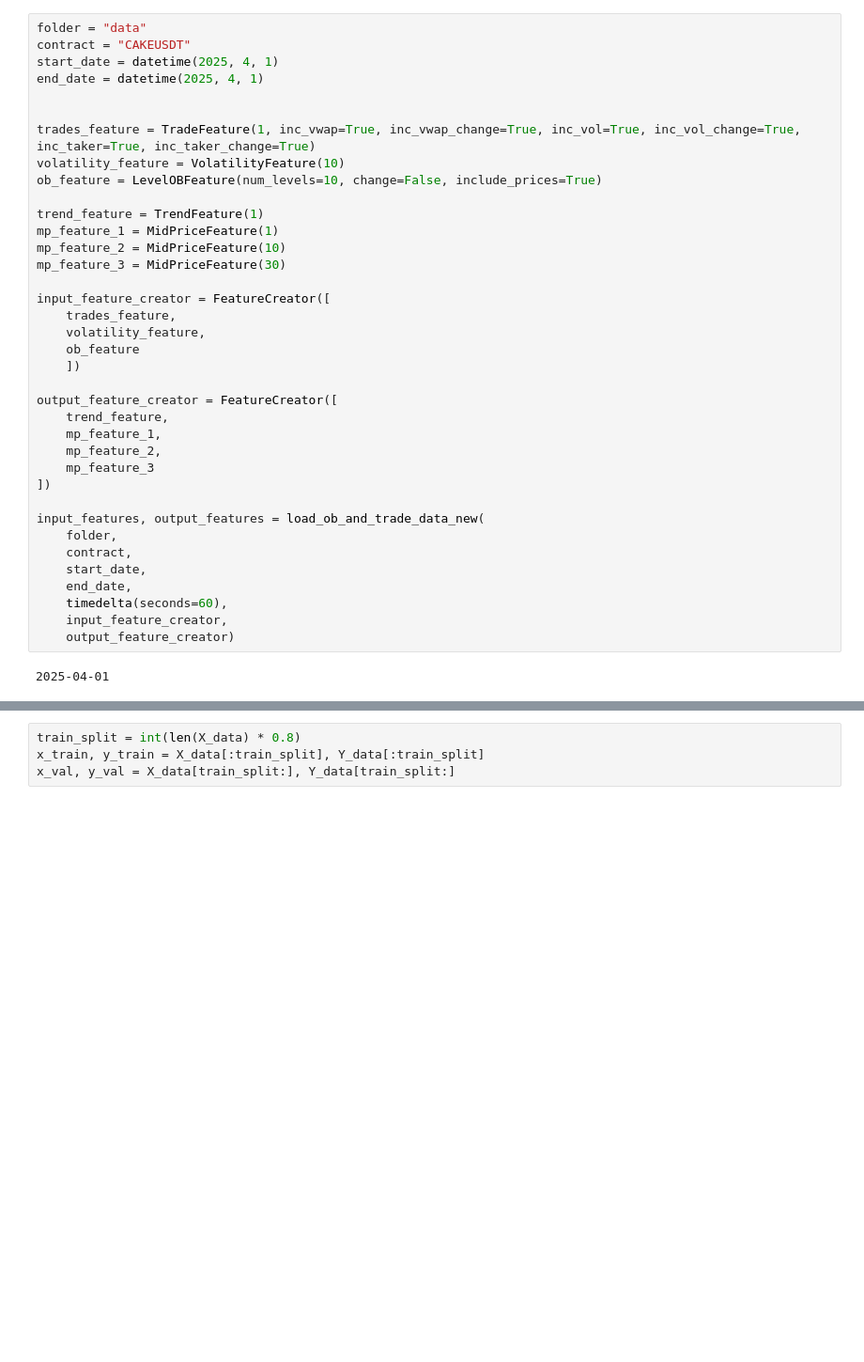
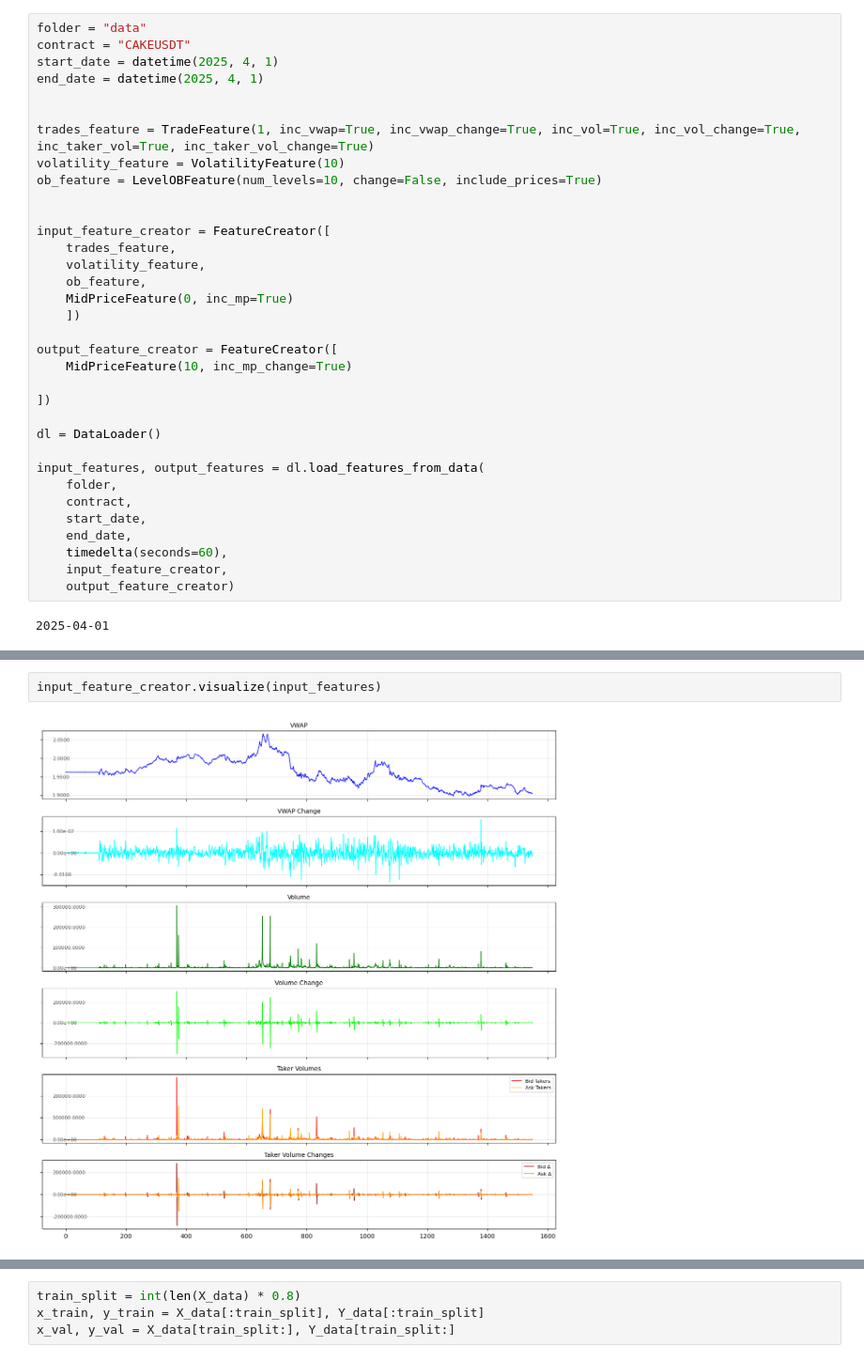
Before and after one commit to noahpy/crypto_trading, a Jupyter notebook: learning.ipynb, the cells around one changed output, grey strips where cells are left out. Shown: that part at 94% size. Saved outputs shown, nothing was run; the diff lists cells and outputs as text; blank space fills up the shorter version.

```diff
--- a/learning.ipynb
+++ b/learning.ipynb
@@ -16,29 +16,26 @@ start_date = datetime(2025, 4, 1)
 end_date = datetime(2025, 4, 1)
 
 
-trades_feature = TradeFeature(1, inc_vwap=True, inc_vwap_change=True, inc_vol=True, inc_vol_change=True, inc_taker=True, inc_taker_change=True)
+trades_feature = TradeFeature(1, inc_vwap=True, inc_vwap_change=True, inc_vol=True, inc_vol_change=True, inc_taker_vol=True, inc_taker_vol_change=True)
 volatility_feature = VolatilityFeature(10)
 ob_feature = LevelOBFeature(num_levels=10, change=False, include_prices=True)
 
-trend_feature = TrendFeature(1)
-mp_feature_1 = MidPriceFeature(1)
-mp_feature_2 = MidPriceFeature(10)
-mp_feature_3 = MidPriceFeature(30)
 
 input_feature_creator = FeatureCreator([
     trades_feature,
     volatility_feature,
-    ob_feature
+    ob_feature,
+    MidPriceFeature(0, inc_mp=True)
     ])
 
 output_feature_creator = FeatureCreator([
-    trend_feature,
-    mp_feature_1,
-    mp_feature_2,
-    mp_feature_3
+    MidPriceFeature(10, inc_mp_change=True)
+
 ])
 
-input_features, output_features = load_ob_and_trade_data_new(
+dl = DataLoader()
+
+input_features, output_features = dl.load_features_from_data(
     folder,
     contract,
     start_date,
@@ -71,0 +48,4 @@ Successfully loaded model and feature creator from ml_models/CAKEUSDT/time_delta
+# %%
+input_feature_creator.visualize(input_features)
+# %% [output]
+[figure, added]
```
Also changed, not shown: parts of 23 cells of this notebook, 7 other files.
